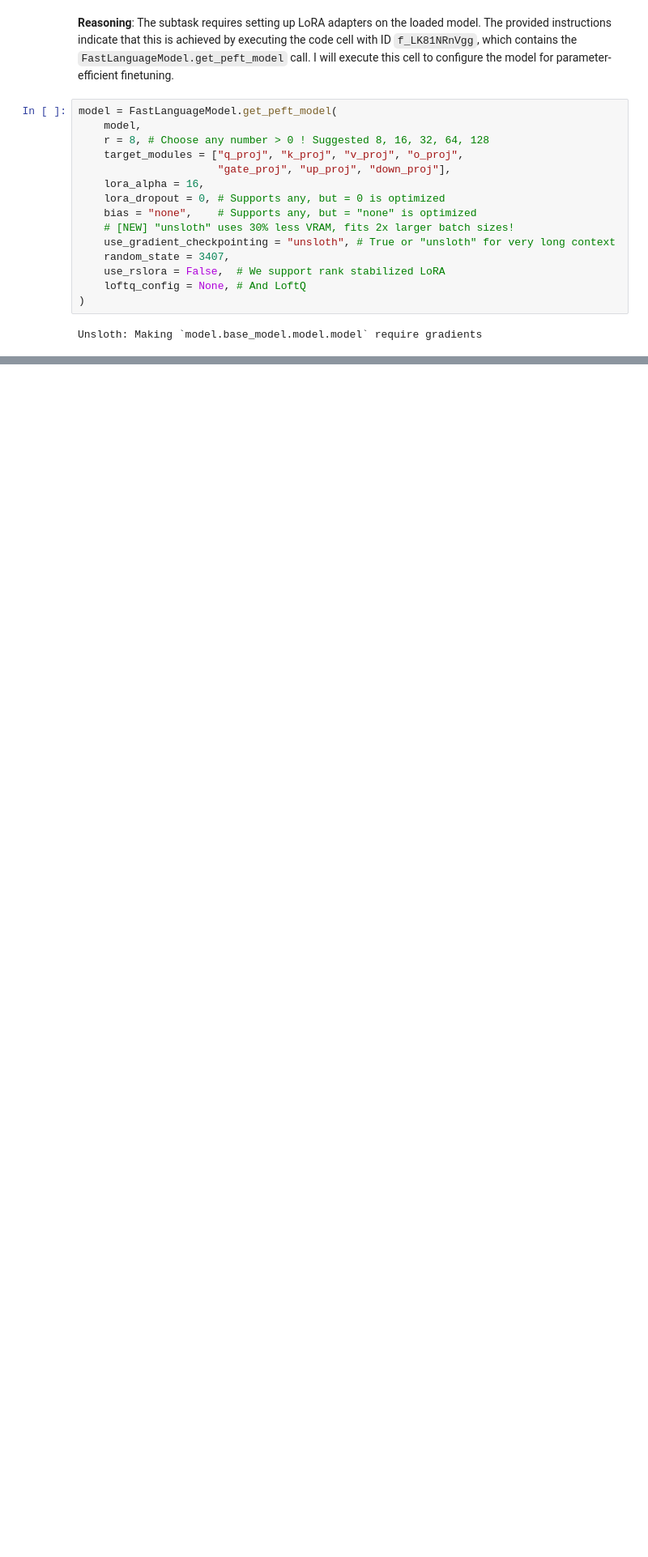
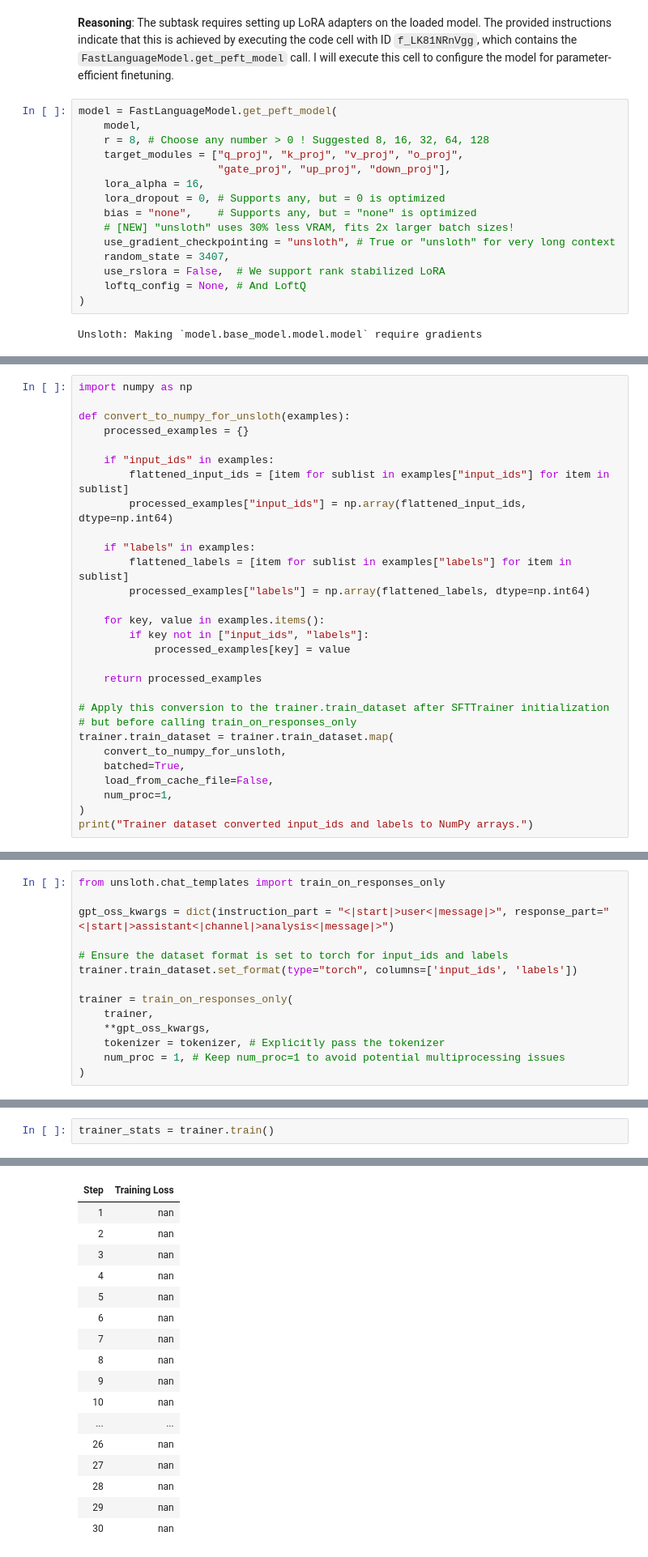
Before and after one commit to ashela/Test-Python-Scripts, a Jupyter notebook: nb/gpt-oss-(20B)-Fine-tuning.ipynb, the cells around one changed output, grey strips where cells are left out. Shown: that part at 81% size. Saved outputs shown, nothing was run; the diff lists cells and outputs as text; blank space fills up the shorter version.

```diff
--- a/nb/gpt-oss-(20B)-Fine-tuning.ipynb
+++ b/nb/gpt-oss-(20B)-Fine-tuning.ipynb
@@ -921,0 +1078,29 @@ Unsloth: Making `model.base_model.model.model` require gradients
+# %%
+import numpy as np
+
+def convert_to_numpy_for_unsloth(examples):
+    processed_examples = {}
+
+    if "input_ids" in examples:
+        flattened_input_ids = [item for sublist in examples["input_ids"] for item in sublist]
+        processed_examples["input_ids"] = np.array(flattened_input_ids, dtype=np.int64)
+
+    if "labels" in examples:
+        flattened_labels = [item for sublist in examples["labels"] for item in sublist]
+        processed_examples["labels"] = np.array(flattened_labels, dtype=np.int64)
+
+    for key, value in examples.items():
+        if key not in ["input_ids", "labels"]:
+            processed_examples[key] = value
+
+    return processed_examples
+
+# Apply this conversion to the trainer.train_dataset after SFTTrainer initialization
+# but before calling train_on_responses_only
+trainer.train_dataset = trainer.train_dataset.map(
+    convert_to_numpy_for_unsloth,
+    batched=True,
+    load_from_cache_file=False,
+    num_proc=1,
+)
+print("Trainer dataset converted input_ids and labels to NumPy arrays.")
@@ -921,0 +1112,14 @@ Unsloth: Making `model.base_model.model.model` require gradients
+# %%
+from unsloth.chat_templates import train_on_responses_only
+
+gpt_oss_kwargs = dict(instruction_part = "<|start|>user<|message|>", response_part="<|start|>assistant<|channel|>analysis<|message|>")
+
+# Ensure the dataset format is set to torch for input_ids and labels
+trainer.train_dataset.set_format(type="torch", columns=['input_ids', 'labels'])
+
+trainer = train_on_responses_only(
+    trainer,
+    **gpt_oss_kwargs,
+    tokenizer = tokenizer, # Explicitly pass the tokenizer
+    num_proc = 1, # Keep num_proc=1 to avoid potential multiprocessing issues
+)
@@ -921,0 +1194,3 @@ Unsloth: Making `model.base_model.model.model` require gradients
+# %%
+trainer_stats = trainer.train()
+# %% [output]
@@ -921,0 +1204,17 @@ Unsloth: Making `model.base_model.model.model` require gradients
+| Step | Training Loss |
+| 1 | nan |
+| 2 | nan |
+| 3 | nan |
+| 4 | nan |
+| 5 | nan |
+| 6 | nan |
+| 7 | nan |
+| 8 | nan |
+| 9 | nan |
+| 10 | nan |
+| ... | ... |
+| 26 | nan |
+| 27 | nan |
+| 28 | nan |
+| 29 | nan |
+| 30 | nan |
```
Also changed, not shown: parts of 42 cells of this notebook.
